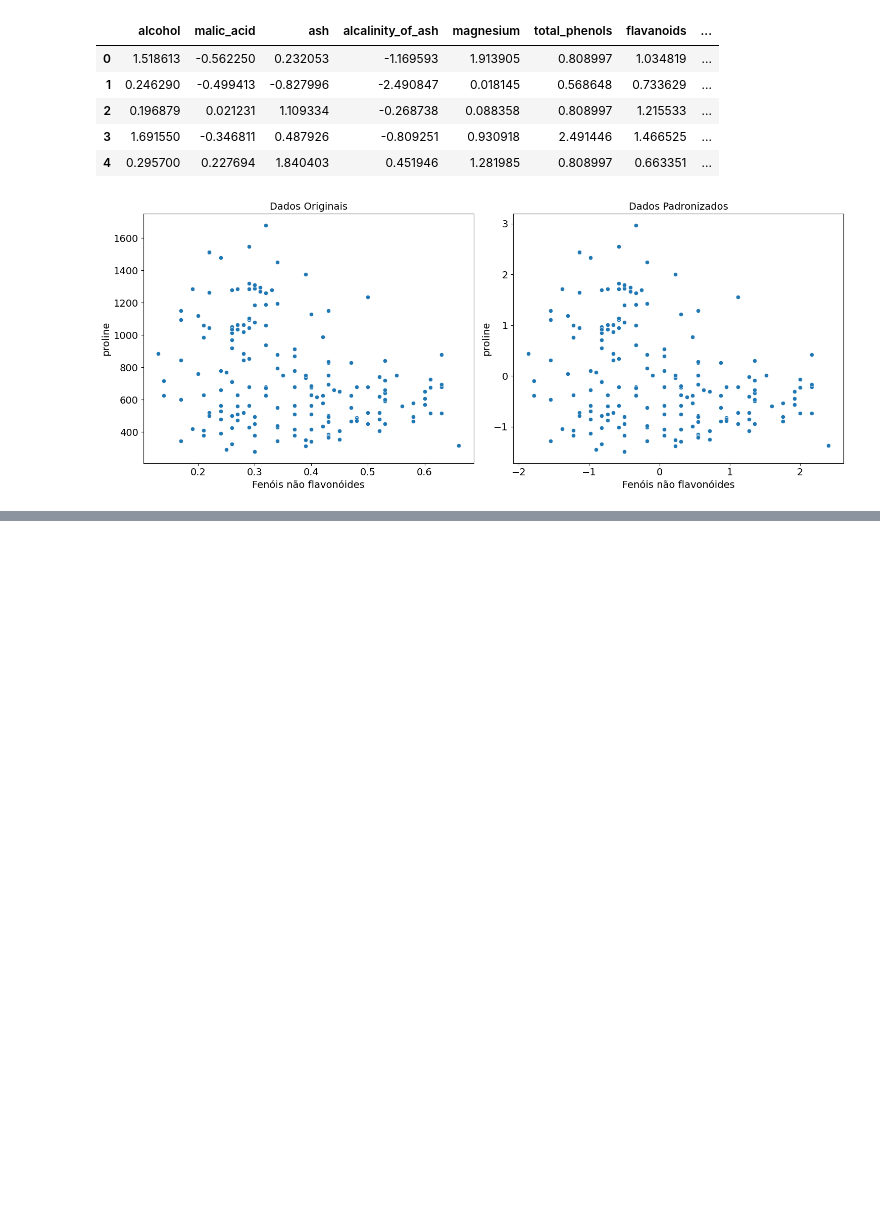
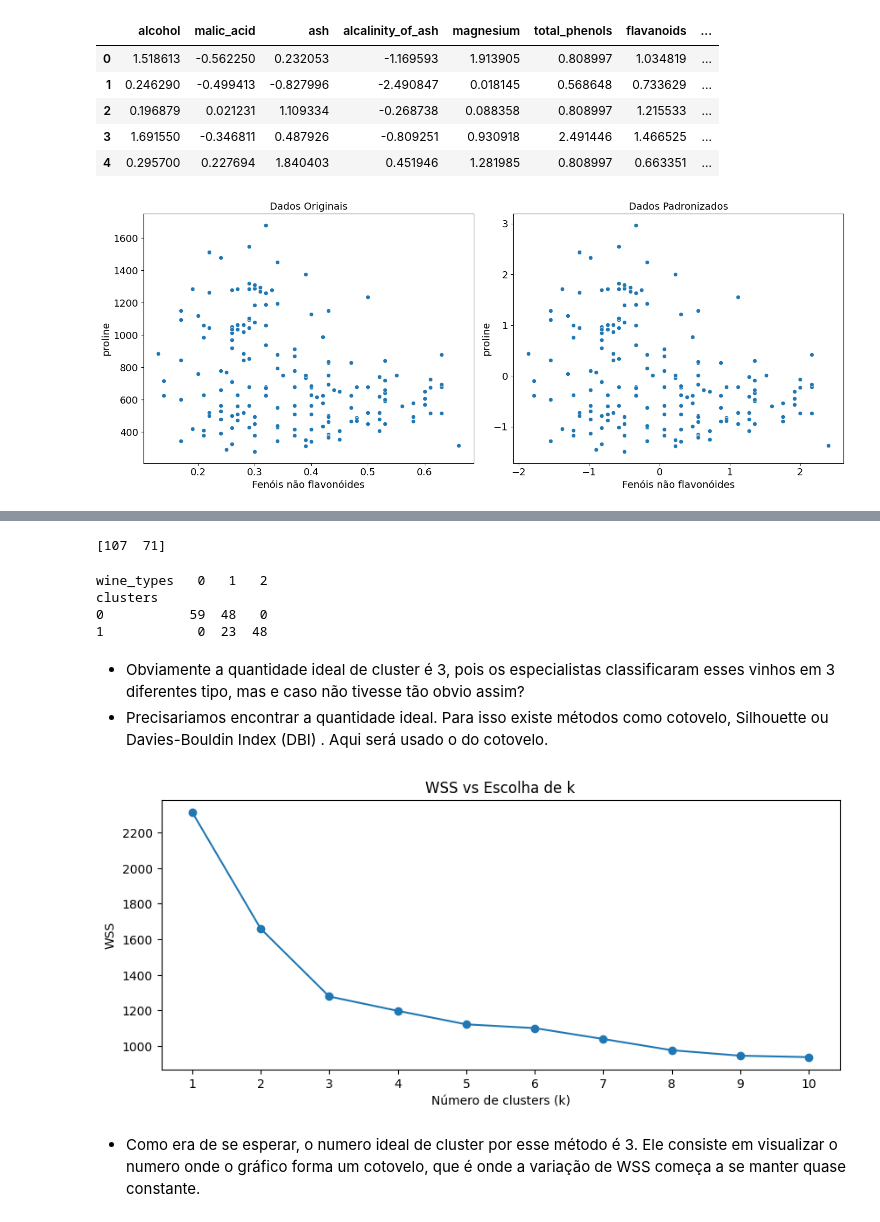
Before and after one commit to Andre-Krasnievicz/Wine-KMeans, a Jupyter notebook: Wine_KMeans.ipynb, the cells around one changed output, grey strips where cells are left out. Drawn from its saved outputs; the diff is of its cells as text; code cells hidden in the pictures; blank space fills up the shorter version.

Commit message:
KMeans

```diff
--- a/Wine_KMeans.ipynb
+++ b/Wine_KMeans.ipynb
@@ -204,0 +218,12 @@ plt.show()
+# %%
+from sklearn.pipeline import Pipeline
+from sklearn.preprocessing import StandardScaler
+from sklearn.cluster import KMeans
+
+pipeline = Pipeline([
+    ('scaler', StandardScaler()),
+    ('model', KMeans(n_clusters=2, init='k-means++', n_init='auto', max_iter=300, tol=0.0001, verbose=0, random_state=42, copy_x=True, algorithm='lloyd'))
+])
+
+clusters = pipeline.fit_predict(df)
+clusters
@@ -204,0 +262,48 @@ plt.show()
+# %%
+cluster_sizes = np.bincount(clusters)
+print(cluster_sizes)
+# %% [output]
+[107  71]
+# %%
+df_ct = pd.DataFrame({'clusters': clusters, 'wine_types': types})
+ct = pd.crosstab(df_ct['clusters'], df_ct['wine_types'])
+print(ct)
+# %% [output]
+wine_types   0   1   2
+clusters
+0           59  48   0
+1            0  23  48
+# %% [markdown]
+- Obviamente a quantidade ideal de cluster é 3, pois os especialistas classificaram esses vinhos em 3 diferentes tipo, mas e caso não tivesse tão obvio assim?
+- Precisariamos encontrar a quantidade ideal. Para isso existe métodos como cotovelo, Silhouette ou Davies-Bouldin Index (DBI) . Aqui será usado o do cotovelo.
+# %%
+wss = []
+
+np.random.seed(0)
+
+range_clusters = range(1, 11)
+for i in range_clusters:
+
+    kmeans = KMeans(n_clusters=i, random_state=0)
+
+    pipeline = Pipeline([
+    ('scaler', StandardScaler()),
+    ('model', kmeans)
+    ])
+
+    pipeline.fit(df)
+
+    wss.append(pipeline.named_steps['model'].inertia_)
+
+
+plt.figure(figsize=(10, 4))
+plt.plot(range_clusters, wss, marker='o', linestyle='-')
+plt.xlabel('Número de clusters (k)')
+plt.ylabel('WSS')
+plt.title('WSS vs Escolha de k')
+plt.xticks(range_clusters)
+plt.show()
+# %% [output]
+[figure, added]
+# %% [markdown]
+- Como era de se esperar, o numero ideal de cluster por esse método é 3. Ele consiste em visualizar o numero onde o gráfico forma um cotovelo, que é onde a variação de WSS começa a se manter quase constante.
```
Also changed, not shown: parts of 14 cells of this notebook.
